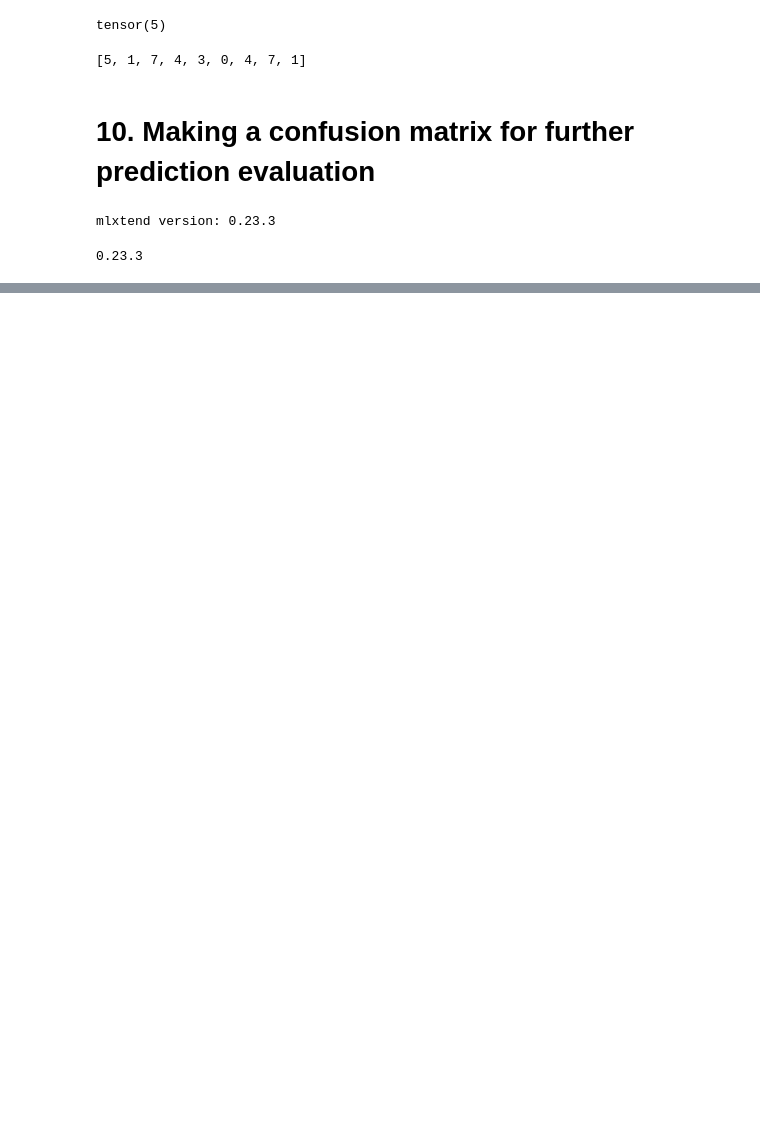
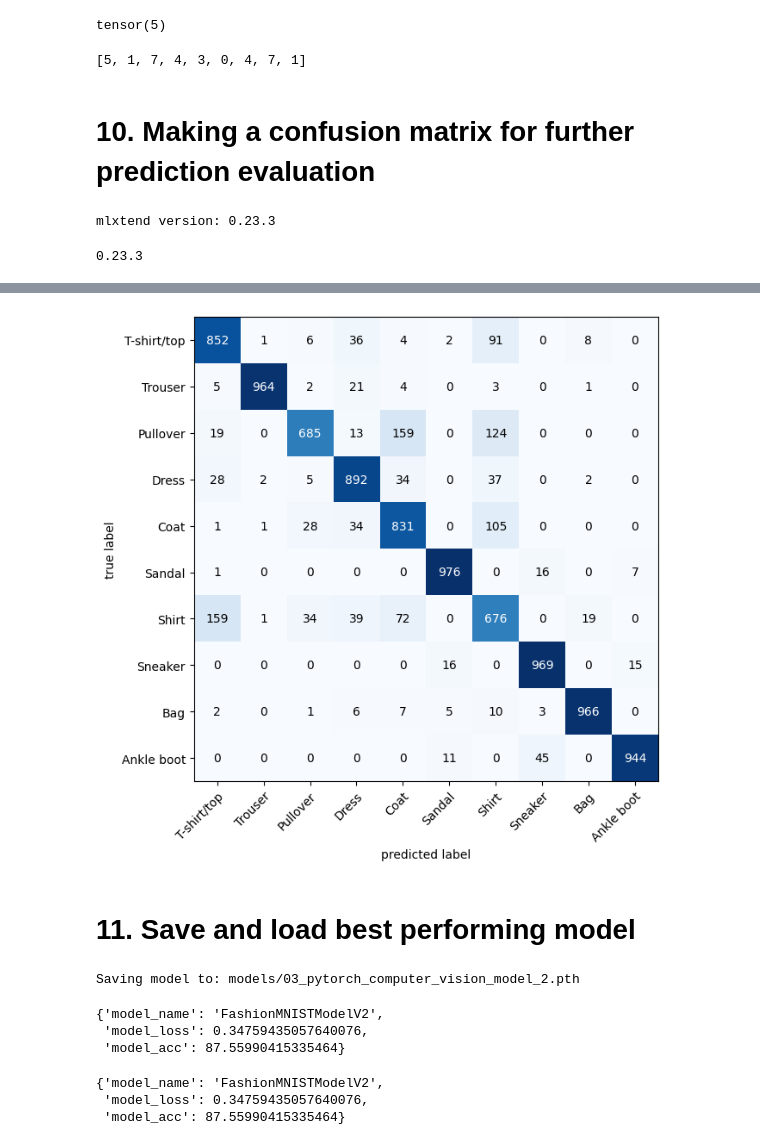
Before and after one commit to rohandhunde/12_Mnist_image_Classification-Pytorch-, a Jupyter notebook: Computer_Vision.ipynb, the cells around one changed output, grey strips where cells are left out. Saved outputs shown, nothing was run; the diff lists cells and outputs as text; code cells hidden in the pictures; blank space fills up the shorter version.

```diff
--- a/Computer_Vision.ipynb
+++ b/Computer_Vision.ipynb
@@ -1429,0 +1448,34 @@ fig, ax = plot_confusion_matrix(
+# %%
+from torchmetrics import ConfusionMatrix
+from mlxtend.plotting import plot_confusion_matrix
+
+# The task should be "multiclass" instead of "multitark"
+confmat = ConfusionMatrix(task="multiclass", num_classes=len(class_names))
+# Remove this line as it's a duplicate initialization with incorrect parameters
+# confmat = ConfusionMatrix(preds=y_pred_tensor, target=test_data.targets)
+confmat_tensor = confmat(preds=y_pred_tensor, target=test_data.targets)
+
+# Plot using mlxtend, providing the confusion matrix and class names
+plot_confusion_matrix(conf_mat=confmat_tensor.numpy(), class_names=class_names, figsize=(10, 7));
+# %% [output]
+[figure, added]
+# %% [markdown]
+# 11. Save and load best performing model
+# %%
+from pathlib import Path
+
+MODEL_PATH = Path("models")
+MODEL_PATH.mkdir(parents=True, # create parent directories if needed
+                 exist_ok=True # if models directory already exists, don't error
+)
+
+# Create model save path
+MODEL_NAME = "03_pytorch_computer_vision_model_2.pth"
+MODEL_SAVE_PATH = MODEL_PATH / MODEL_NAME
+
+# Save the model state dict
+print(f"Saving model to: {MODEL_SAVE_PATH}")
+torch.save(obj=model_2.state_dict(), # only saving the state_dict() only saves the learned parameters
+           f=MODEL_SAVE_PATH)
+# %% [output]
+Saving model to: models/03_pytorch_computer_vision_model_2.pth
@@ -1429,0 +1494,22 @@ fig, ax = plot_confusion_matrix(
+# %%
+# Evaluate loaded model
+torch.manual_seed(42)
+
+loaded_model_2_results = eval_model(
+    model=loaded_model_2,
+    data_loader=test_dataloader,
+    loss_fn=loss_fn,
+    accuracy_fn=accuracy_fn
+)
+
+loaded_model_2_results
+# %% [output]
+{'model_name': 'FashionMNISTModelV2',
+ 'model_loss': 0.34759435057640076,
+ 'model_acc': 87.55990415335464}
+# %%
+model_2_results
+# %% [output]
+{'model_name': 'FashionMNISTModelV2',
+ 'model_loss': 0.34759435057640076,
+ 'model_acc': 87.55990415335464}
```
Also changed, not shown: parts of 27 cells of this notebook.
